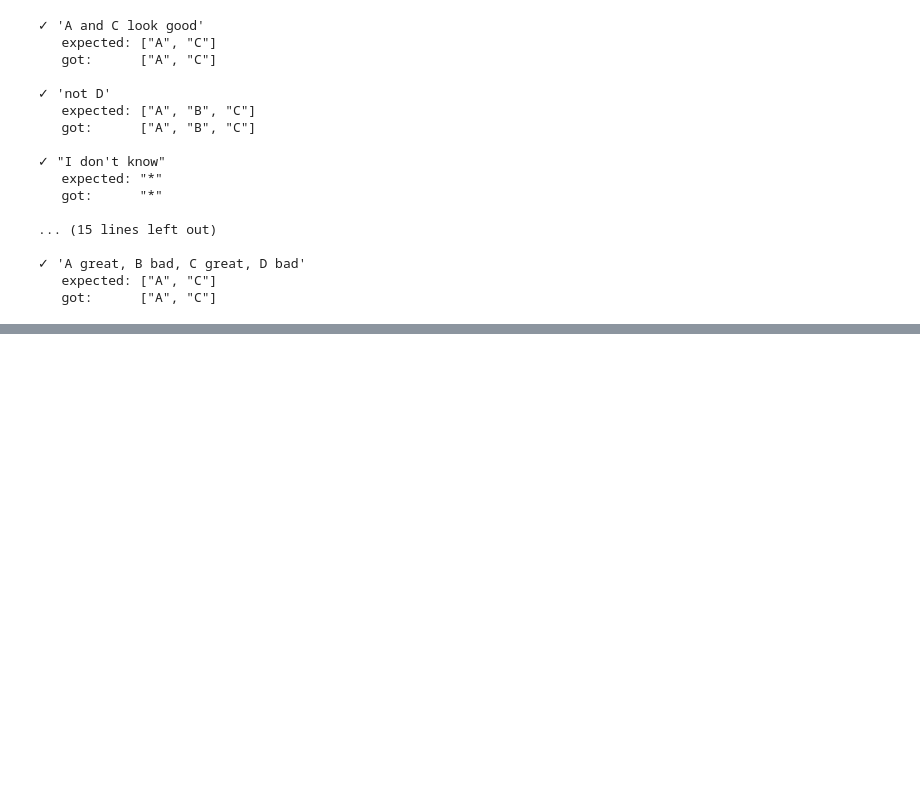
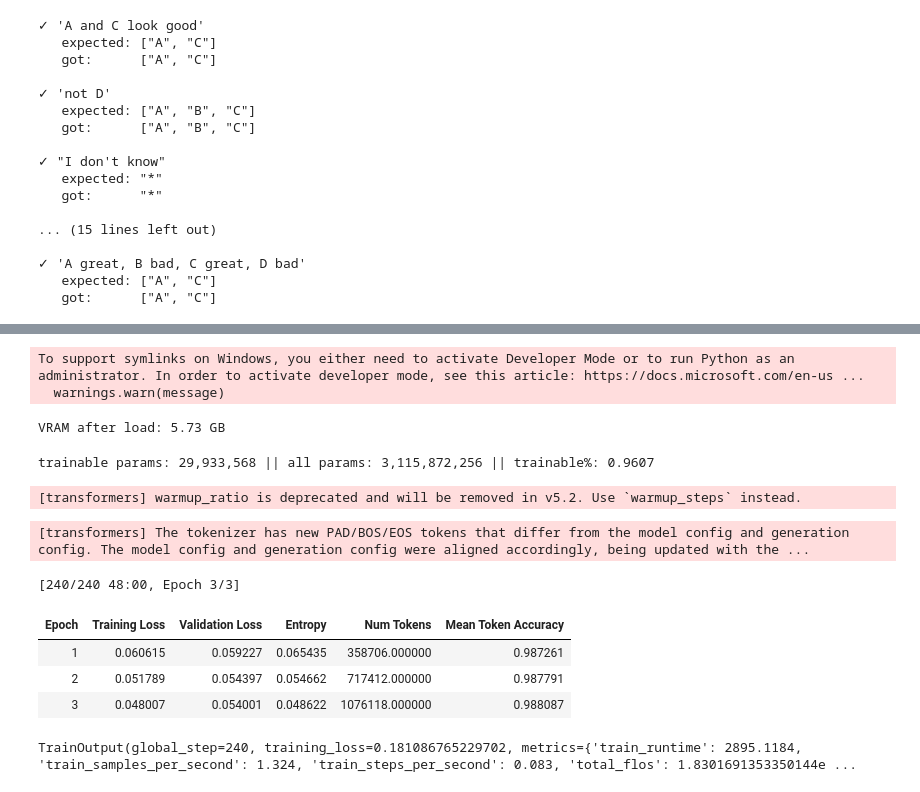
Before and after one commit to Shlok-Shetty/Dual-Degree-Project, a Jupyter notebook: comparison-search-llm/notebooks/05_train.ipynb, the cells around one changed output, grey strips where cells are left out. Cells and saved outputs as stored; diff of their text form; code cells hidden in the pictures; blank space fills up the shorter version.

Commit message:
added more negation examples in training data; fine-tune Qwen2.5-3B QLoRA variant

```diff
--- a/comparison-search-llm/notebooks/05_train.ipynb
+++ b/comparison-search-llm/notebooks/05_train.ipynb
@@ -347,0 +548,70 @@ for r in results:
+# %%
+tokenizer = AutoTokenizer.from_pretrained(MODEL_NAME)
+if tokenizer.pad_token is None:
+    tokenizer.pad_token = tokenizer.eos_token
+
+bnb_config = BitsAndBytesConfig(
+    load_in_4bit=True,
+    bnb_4bit_compute_dtype=torch.bfloat16,
+    bnb_4bit_quant_type="nf4",
+    bnb_4bit_use_double_quant=True,
+)
+
+model = AutoModelForCausalLM.from_pretrained(
+    MODEL_NAME, quantization_config=bnb_config, device_map="cuda",
+)
+model = prepare_model_for_kbit_training(model)
+print(f"VRAM after load: {torch.cuda.memory_allocated() / 1e9:.2f} GB")
+# %% [output]
+To support symlinks on Windows, you either need to activate Developer Mode or to run Python as an administrator. In order to activate developer mode, see this article: https://docs.microsoft.com/en-us ...
+  warnings.warn(message)
+VRAM after load: 5.73 GB
+# %%
+lora_config = LoraConfig(
+    r=16, lora_alpha=32, lora_dropout=0.05,
+    bias="none", task_type="CAUSAL_LM",
+    target_modules=["q_proj","k_proj","v_proj","o_proj",
+                    "gate_proj","up_proj","down_proj"],
+)
+model = get_peft_model(model, lora_config)
+model.print_trainable_parameters()
+# %% [output]
+trainable params: 29,933,568 || all params: 3,115,872,256 || trainable%: 0.9607
+# %%
+sft_config = SFTConfig(
+    output_dir=str(OUTPUT_DIR),
+    num_train_epochs=3,
+    per_device_train_batch_size=2,
+    gradient_accumulation_steps=8,
+    learning_rate=2e-4,
+    lr_scheduler_type="cosine",
+    warmup_ratio=0.03,
+    logging_steps=10,
+    save_strategy="epoch",
+    eval_strategy="epoch",
+    bf16=False, fp16=False,
+    optim="paged_adamw_8bit",
+    report_to="none",
+    max_length=512,
+    packing=False,
+    gradient_checkpointing=True,
+    max_grad_norm=1.0,
+)
+
+trainer = SFTTrainer(
+    model=model, args=sft_config,
+    train_dataset=train_ds, eval_dataset=test_ds,
+    processing_class=tokenizer,
+)
+# %% [output]
+[transformers] warmup_ratio is deprecated and will be removed in v5.2. Use `warmup_steps` instead.
+# %%
+trainer.train()
+# %% [output]
+[transformers] The tokenizer has new PAD/BOS/EOS tokens that differ from the model config and generation config. The model config and generation config were aligned accordingly, being updated with the ...
+[240/240 48:00, Epoch 3/3]
+| Epoch | Training Loss | Validation Loss | Entropy | Num Tokens | Mean Token Accuracy |
+| 1 | 0.060615 | 0.059227 | 0.065435 | 358706.000000 | 0.987261 |
+| 2 | 0.051789 | 0.054397 | 0.054662 | 717412.000000 | 0.987791 |
+| 3 | 0.048007 | 0.054001 | 0.048622 | 1076118.000000 | 0.988087 |
+TrainOutput(global_step=240, training_loss=0.181086765229702, metrics={'train_runtime': 2895.1184, 'train_samples_per_second': 1.324, 'train_steps_per_second': 0.083, 'total_flos': 1.8301691353350144e ...
```
Also changed, not shown: parts of 31 cells of this notebook, 4 other files.
